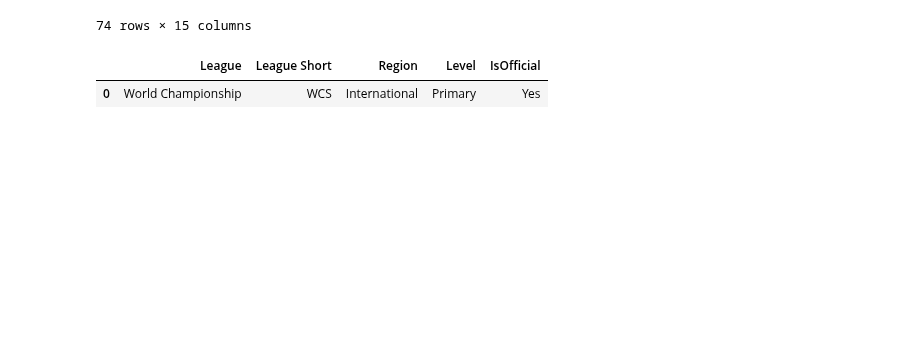
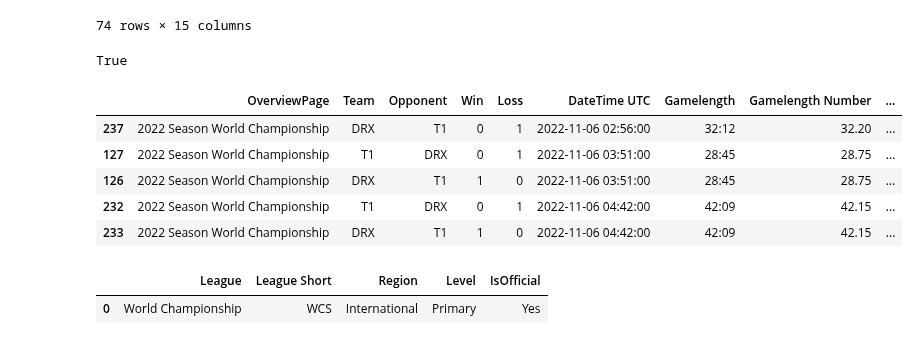
Before and after one commit to posky/LoL-Esports, a Jupyter notebook: team_stats.ipynb, the cells around one changed output. Drawn from its saved outputs; the diff is of its cells as text; code cells hidden in the pictures; blank space fills up the shorter version.

Commit message:
lolesports team stats

```diff
--- a/team_stats.ipynb
+++ b/team_stats.ipynb
@@ -735,3 +735,30 @@ team_stats
 | 72 | T1 | 2022 Mid-Season Invitational | 24 | 18 | 6 | 0.750000 | 27.369444 | 25.880556 | ... |
 | 73 | Team Aze | 2022 Mid-Season Invitational | 6 | 1 | 5 | 0.166667 | 25.058333 | 37.050000 | ... |
 74 rows × 15 columns
+# %%
+def update_latest_tournament():
+    tournaments = get_tournaments(
+        where=f'L.League_Short="WCS" and T.Region="International" and T.Year=2022'
+    ).sort_values(by=['DateStart', 'Date'])
+
+    scoreboard_games = pd.DataFrame()
+    for overview in tournaments['OverviewPage']:
+        temp = get_scoreboard_games(where=f'T.OverviewPage="{overview}"')
+        scoreboard_games = pd.concat([scoreboard_games, temp])
+    scoreboard_games = scoreboard_games.reset_index(drop=True)
+    scoreboard_games['OverviewPage'] = '2022 Season World Championship'
+
+    games = change_data(scoreboard_games)
+    print(scoreboard_games.shape[0] * 2 == games.shape[0])
+    return games
+
+games = update_latest_tournament()
+games.sort_values(by='DateTime UTC').tail()
+# %% [output]
+True
+|  | OverviewPage | Team | Opponent | Win | Loss | DateTime UTC | Gamelength | Gamelength Number | ... |
+| 237 | 2022 Season World Championship | DRX | T1 | 0 | 1 | 2022-11-06 02:56:00 | 32:12 | 32.20 | ... |
+| 127 | 2022 Season World Championship | T1 | DRX | 0 | 1 | 2022-11-06 03:51:00 | 28:45 | 28.75 | ... |
+| 126 | 2022 Season World Championship | DRX | T1 | 1 | 0 | 2022-11-06 03:51:00 | 28:45 | 28.75 | ... |
+| 232 | 2022 Season World Championship | T1 | DRX | 0 | 1 | 2022-11-06 04:42:00 | 42:09 | 42.15 | ... |
+| 233 | 2022 Season World Championship | DRX | T1 | 1 | 0 | 2022-11-06 04:42:00 | 42:09 | 42.15 | ... |
```
Also changed, not shown: parts of 1 cell of this notebook.
